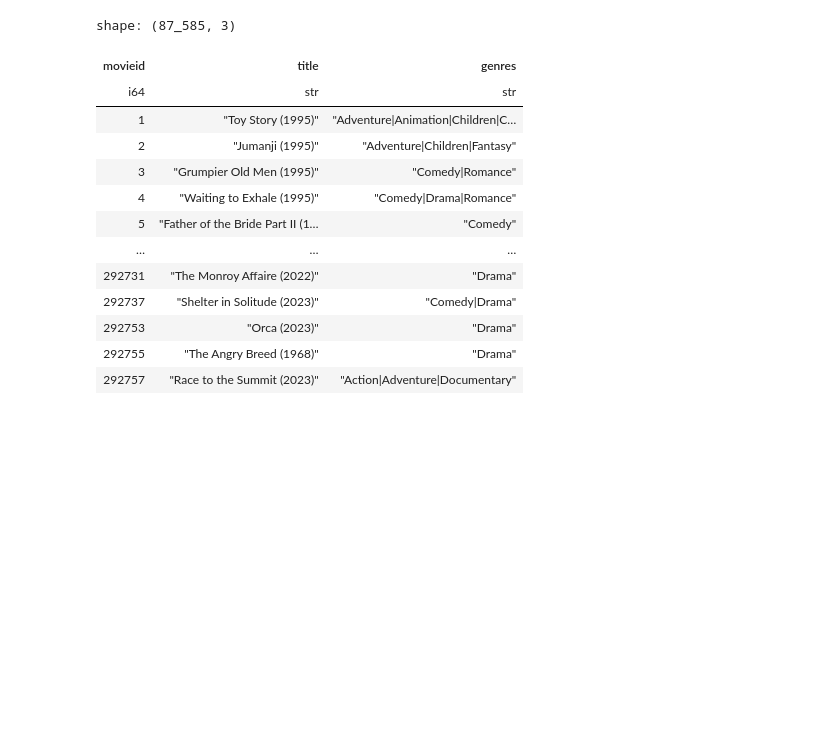
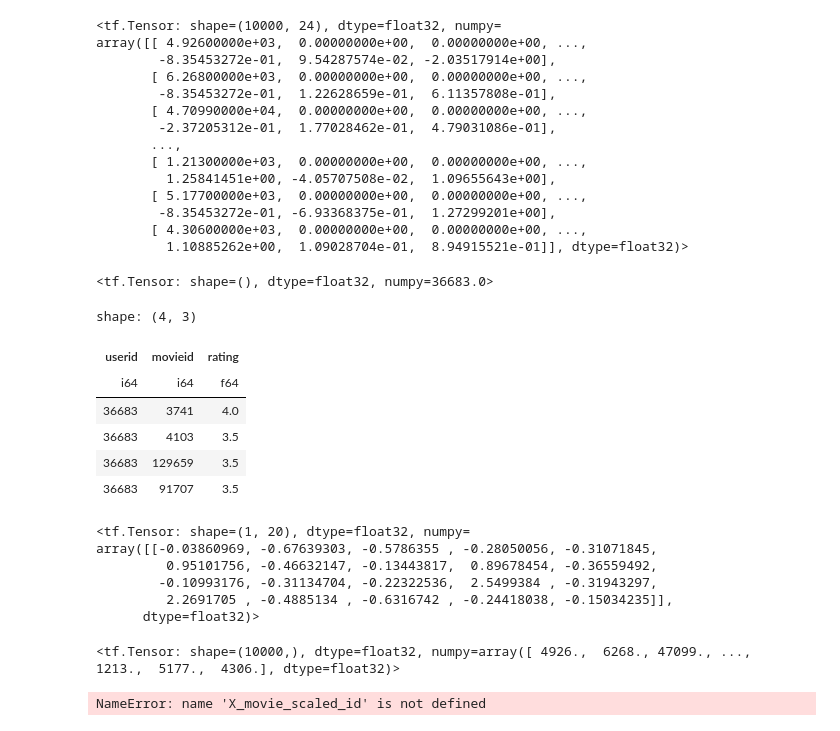
Before and after one commit to BogdanSliskovic/ML, a Jupyter notebook: film/proba123.ipynb, the cells around one changed output. Drawn from its saved outputs; the diff is of its cells as text; code cells hidden in the pictures; blank space fills up the shorter version.

```diff
--- a/film/proba123.ipynb
+++ b/film/proba123.ipynb
@@ -484,17 +725,55 @@ shape: (10_000, 3)
+# %%
+X_movie_id
+# %% [output]
+<tf.Tensor: shape=(10000, 24), dtype=float32, numpy=
+array([[ 4.92600000e+03,  0.00000000e+00,  0.00000000e+00, ...,
+        -8.35453272e-01,  9.54287574e-02, -2.03517914e+00],
+       [ 6.26800000e+03,  0.00000000e+00,  0.00000000e+00, ...,
+        -8.35453272e-01,  1.22628659e-01,  6.11357808e-01],
+       [ 4.70990000e+04,  0.00000000e+00,  0.00000000e+00, ...,
+        -2.37205312e-01,  1.77028462e-01,  4.79031086e-01],
+       ...,
+       [ 1.21300000e+03,  0.00000000e+00,  0.00000000e+00, ...,
+         1.25841451e+00, -4.05707508e-02,  1.09655643e+00],
+       [ 5.17700000e+03,  0.00000000e+00,  0.00000000e+00, ...,
+        -8.35453272e-01, -6.93368375e-01,  1.27299201e+00],
+       [ 4.30600000e+03,  0.00000000e+00,  0.00000000e+00, ...,
+         1.10885262e+00,  1.09028704e-01,  8.94915521e-01]], dtype=float32)>
 # %%
-movies
+X_user_id_scaled[0][0]
 # %% [output]
-shape: (87_585, 3)
+<tf.Tensor: shape=(), dtype=float32, numpy=36683.0>
-| movieid | title | genres |
-| i64 | str | str |
-| 1 | "Toy Story (1995)" | "Adventure|Animation|Children|C… |
-| 2 | "Jumanji (1995)" | "Adventure|Children|Fantasy" |
-| 3 | "Grumpier Old Men (1995)" | "Comedy|Romance" |
-| 4 | "Waiting to Exhale (1995)" | "Comedy|Drama|Romance" |
-| 5 | "Father of the Bride Part II (1… | "Comedy" |
-| … | … | … |
-| 292731 | "The Monroy Affaire (2022)" | "Drama" |
-| 292737 | "Shelter in Solitude (2023)" | "Comedy|Drama" |
-| 292753 | "Orca (2023)" | "Drama" |
-| 292755 | "The Angry Breed (1968)" | "Drama" |
-| 292757 | "Race to the Summit (2023)" | "Action|Adventure|Documentary" |
+# %%
+ratings.filter(pl.col('userid') == 36683)
+# %% [output]
+shape: (4, 3)
+| userid | movieid | rating |
+| i64 | i64 | f64 |
+| 36683 | 3741 | 4.0 |
+| 36683 | 4103 | 3.5 |
+| 36683 | 129659 | 3.5 |
+| 36683 | 91707 | 3.5 |
+# %%
+X_user_id[0:1,1:]
+# %% [output]
+<tf.Tensor: shape=(1, 20), dtype=float32, numpy=
+array([[-0.03860969, -0.67639303, -0.5786355 , -0.28050056, -0.31071845,
+         0.95101756, -0.46632147, -0.13443817,  0.89678454, -0.36559492,
+        -0.10993176, -0.31134704, -0.22322536,  2.5499384 , -0.31943297,
+         2.2691705 , -0.4885134 , -0.6316742 , -0.24418038, -0.15034235]],
+      dtype=float32)>
+# %%
+X_movie_id[:,0]
+# %% [output]
+<tf.Tensor: shape=(10000,), dtype=float32, numpy=array([ 4926.,  6268., 47099., ...,  1213.,  5177.,  4306.], dtype=float32)>
+# %%
+user_id = 36683
+
+maska = tf.reduce_any(tf.equal(tf.expand_dims(X_user_id_scaled[:, 0], 1), tf.constant(user_id, dtype=X_user_id_scaled.dtype)), axis=1)
+X_user_id_scaled = tf.boolean_mask(X_user_id_scaled, maska)  #prva kolona je userid
+movie_ids_to_drop = tf.boolean_mask(X_movie_scaled_id[:,0], maska)
+maska_movie = tf.reduce_all(tf.math.not_equal(X_movie_id[:,0:1], movie_ids_to_drop), 1) ##Vrati true samo gde su sve kolone true
+# negledani_filmovi = tf.boolean_mask(X_movie_id, maska_movie)
+y_scaled = tf.boolean_mask(y_scaled, maska)
+# %% [output]
+NameError: name 'X_movie_scaled_id' is not defined
```
Also changed, not shown: parts of 80 cells of this notebook.
